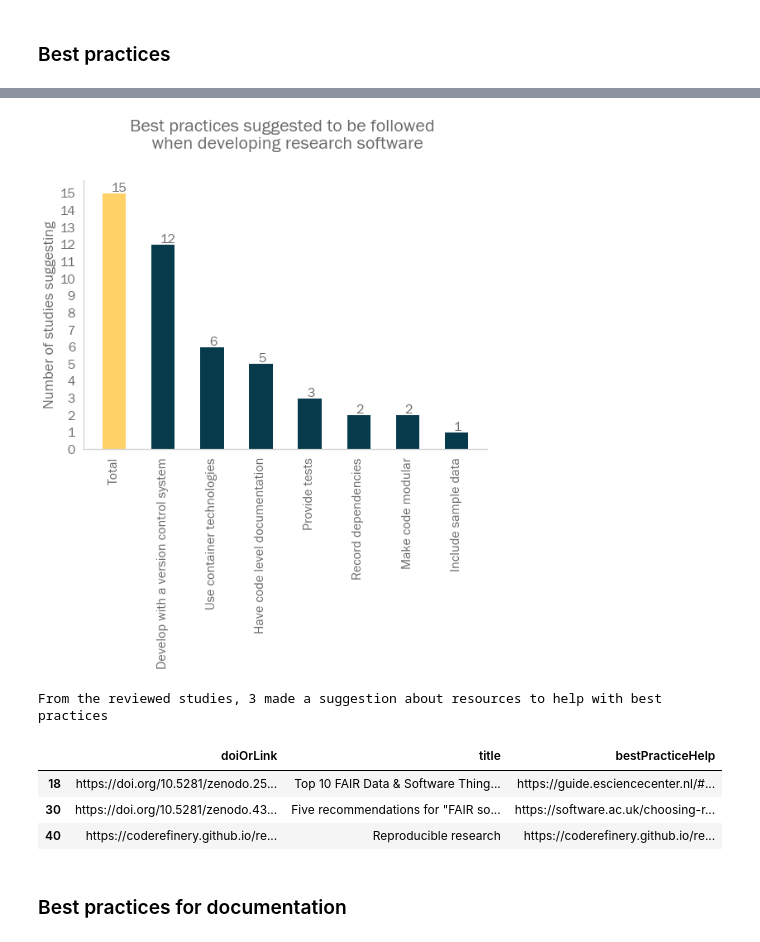
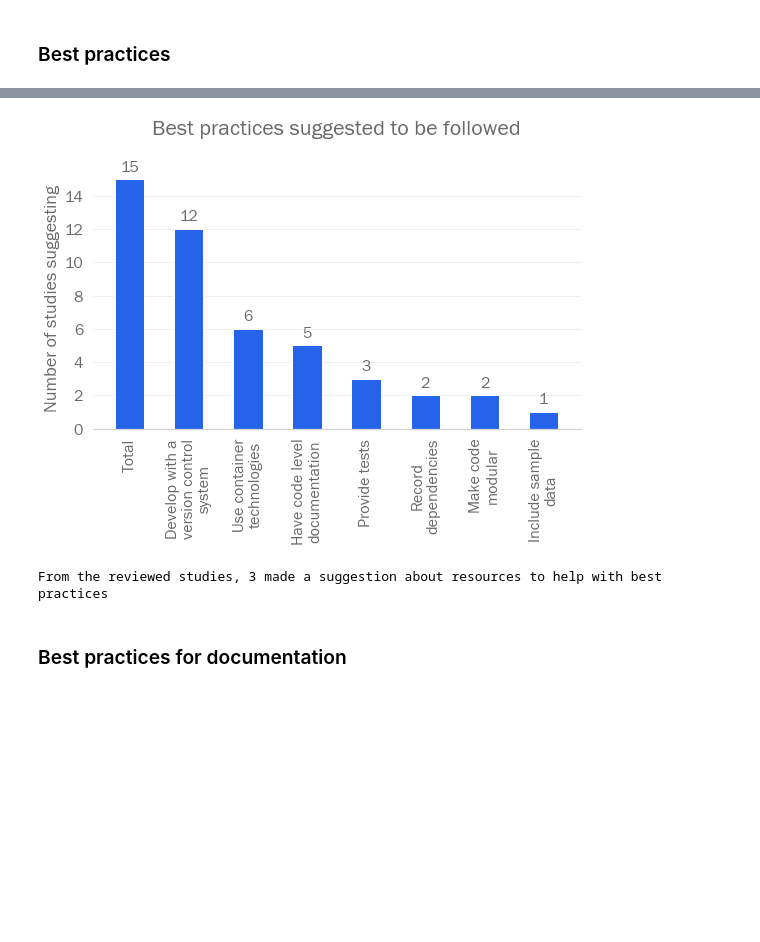
Before and after one commit to FAIR-BioRS/Code, a Jupyter notebook: main.ipynb, the cells around one changed output, grey strips where cells are left out. Drawn from its saved outputs; the diff is of its cells as text; code cells hidden in the pictures; blank space fills up the shorter version.

```diff
--- a/main.ipynb
+++ b/main.ipynb
@@ -58,9 +60,9 @@ def create_folder_if_not_exist(folder_path):
         os.mkdir(folder_path)
     return(folder_path)
 
-def save_image_png(fig, folder_path, plot_name):
+def save_image_png(fig, folder_path, plot_name, output_format):
     folder_path = create_folder_if_not_exist(folder_path)
-    file_name = plot_name + ".png"
+    file_name = plot_name + "." + output_format
     file_path = os.path.join(folder_path, file_name)
     fig.savefig(file_path, bbox_inches='tight')
 
@@ -215,7 +204,6 @@ From the reviewed studies, 15 made a suggestion about the best practices to foll
 # %%
 #Frequency of suggestions
-df_sub2 = df_sub
-list_suggestions = df_sub2['bestPracticeSuggestion']
+list_suggestions = df_sub['bestPracticeSuggestion']
 list_suggestions_cleaned = []
 for item in list_suggestions:
     item = item.split(";")
@@ -223,14 +211,13 @@ for item in list_suggestions:
     item = [x.strip() for x in item]
     list_suggestions_cleaned.extend(item)
 list_suggestions_unique = list(set(list_suggestions_cleaned))
-print(list_suggestions_unique)
 frequency = {}
 for item in list_suggestions_unique:
-    print('---------------')
-    print(item)
-    df_sub3 = df_sub[df_sub['bestPracticeSuggestion'].str.contains(item)]
-    display(df_sub3)
-    frequency[item] = len(df_sub3)
+    #print('---------------')
+    #print(item)
+    df_sub2 = df_sub[df_sub['bestPracticeSuggestion'].str.contains(item)]
+    #display(df_sub2)
+    frequency[item] = len(df_sub2)
 frequency = dict( sorted(frequency.items(),
                                key=lambda item: item[1],
                                reverse=True))
@@ -287,46 +227,49 @@ Make code modular
 # %%
 # Visualize
-fig, ax = plt.subplots(figsize=(8,10))
+fig, ax = plt.subplots(figsize=(8,6.5))
 width = 0.5
-ind = 0
 x = list(frequency.keys())
 y = list(frequency.values())
 
 # total
-bars = ax.bar("Total", total_studies, width, color=color_palette[1])
+bars = ax.bar("Total", total_studies, width, color=color_palette[0])
 for bar in bars:
     yval = bar.get_height()
-    ax.text(bar.get_x()+0.2, yval + 0.1, round(yval,1))
-bars = (ax.bar(x, y, width, color=color_palette[ind]))
+    xval = bar.get_x()
+    w = bar.get_width()
+    ax.text(xval + w/2, yval+0.5, round(yval,1), horizontalalignment='center',)
+bars = (ax.bar(x, y, width, color=color_palette[0]))
 for bar in bars:
     yval = bar.get_height()
-    ax.text(bar.get_x()+0.2, yval + 0.1, round(yval,1))
-ind+=1
-ax.set_xticks(["Total"] + x)
-ax.set_yticks(range(0, total_studies+1))
+    xval = bar.get_x()
+    w = bar.get_width()
+    ax.text(xval + w/2, yval+0.5, round(yval,1), horizontalalignment='center',)
+labels = ["Total"] + x
+max_width = 16
+ax.set_xticklabels(textwrap.fill(x, max_width) for x in labels)
+ax.set_yticks(range(0, total_studies+1, 2))
+ax.grid(axis='y', color = '#EEEEEE')
+ax.set_axisbelow(True)
 plt.xticks(fontsize=16)
 plt.yticks(fontsize=16)
+ax.spines['left'].set_visible(False)
 plt.ylabel('Number of studies suggesting', fontsize=18)
-plt.title("Best practices suggested to be followed \n when developing research software", fontsize = 22, y = 1.1)
+plt.title("Best practices suggested to be followed", fontsize = 22, y = 1.1)
 plt.xticks(rotation = 90, ha = 'center')
 fig.tight_layout()
-plot_name = 'files-suggested'
-save_image_png(fig, 'output', plot_name)
+plot_name = 'best-practices-suggested'
+save_image_png(fig, 'output', plot_name, 'svg')
 # %% [output]
-[figure, old version]
+[figure, new version]
 # %%
 #Number of studies
 df_sub = df[['doiOrLink', 'title', 'bestPracticeHelp']].iloc[2:].dropna()
 total_studies = len(df_sub)
 print("From the reviewed studies, " + str(total_studies) + " made a suggestion about resources to help with best practices")
-if total_studies>0:
-    display(df_sub)
+#if total_studies>0:
+#    display(df_sub)
 # %% [output]
 From the reviewed studies, 3 made a suggestion about resources to help with best practices
-|  | doiOrLink | title | bestPracticeHelp |
-| 18 | https://doi.org/10.5281/zenodo.25... | Top 10 FAIR Data & Software Thing... | https://guide.esciencecenter.nl/#... |
-| 30 | https://doi.org/10.5281/zenodo.43... | Five recommendations for "FAIR so... | https://software.ac.uk/choosing-r... |
-| 40 | https://coderefinery.github.io/re... | Reproducible research | https://coderefinery.github.io/re... |
 # %% [markdown]
 ### Best practices for documentation
 # %%
```
Also changed, not shown: parts of 22 cells of this notebook, 12 other files.
